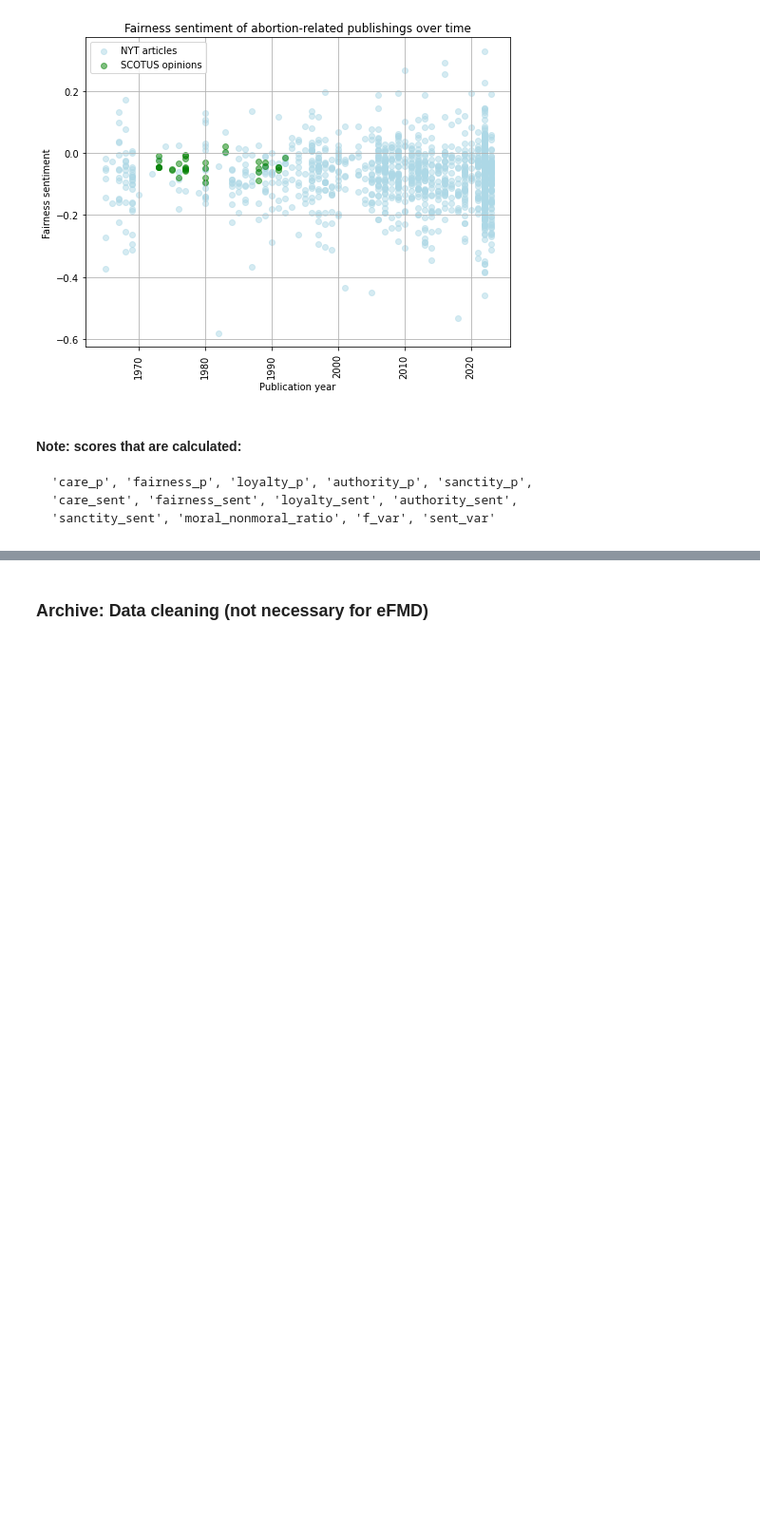
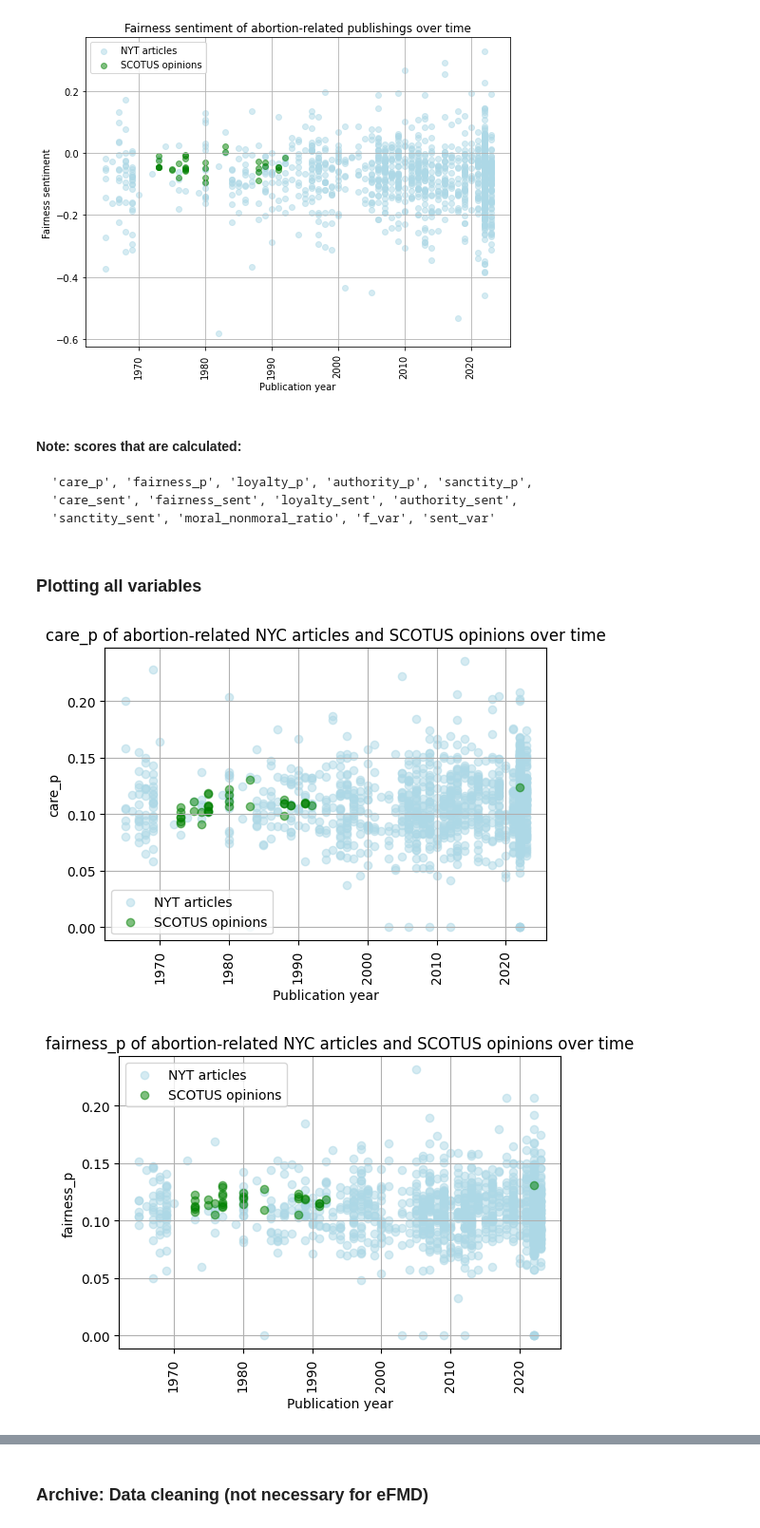
Before and after one commit to lprockop/NLPGroup10, a Jupyter notebook: PrelimAnalysis.ipynb, the cells around one changed output, grey strips where cells are left out. Shown at 95% size. Cells and saved outputs as stored; diff of their text form; code cells hidden in the pictures; blank space fills up the shorter version.

````diff
--- a/PrelimAnalysis.ipynb
+++ b/PrelimAnalysis.ipynb
@@ -104,3 +107,27 @@ plt.show()
 'care_sent', 'fairness_sent', 'loyalty_sent', 'authority_sent',
 'sanctity_sent', 'moral_nonmoral_ratio', 'f_var', 'sent_var'
 ```
+# %% [markdown]
+### Plotting all variables
+# %%
+import matplotlib.pyplot as plt
+
+metrics = ['care_p', 'fairness_p', 'loyalty_p', 'authority_p', 'sanctity_p',
+'care_sent', 'fairness_sent', 'loyalty_sent', 'authority_sent',
+'sanctity_sent', 'moral_nonmoral_ratio', 'f_var', 'sent_var']
+
+for i in metrics:
+  plt.figure(figsize=(6, 4))
+  plt.scatter(nyt_df.year, nyt_df[i], alpha=0.5, color='lightblue', label='NYT articles')
+  plt.scatter(sc_df.year_filed, sc_df[i], alpha=0.5, color='green', label='SCOTUS opinions')
+  plt.legend()
+  plt.xticks(rotation=90)
+  plt.xlabel('Publication year')
+  plt.ylabel(str(i))
+  plt.title('{} of abortion-related NYC articles and SCOTUS opinions over time'.format(str(i)))
+  plt.grid()
+  plt.savefig('{}overtime.png'.format(str(i)))
+  plt.show()
+# %% [output]
+[figure, added]
+[figure, added]
````
Also changed, not shown: parts of 4 cells of this notebook.
